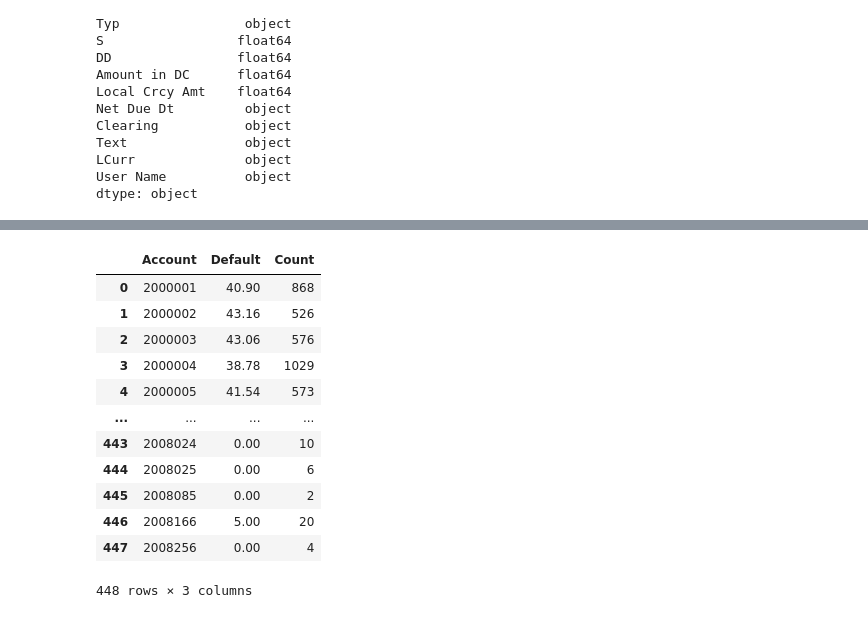
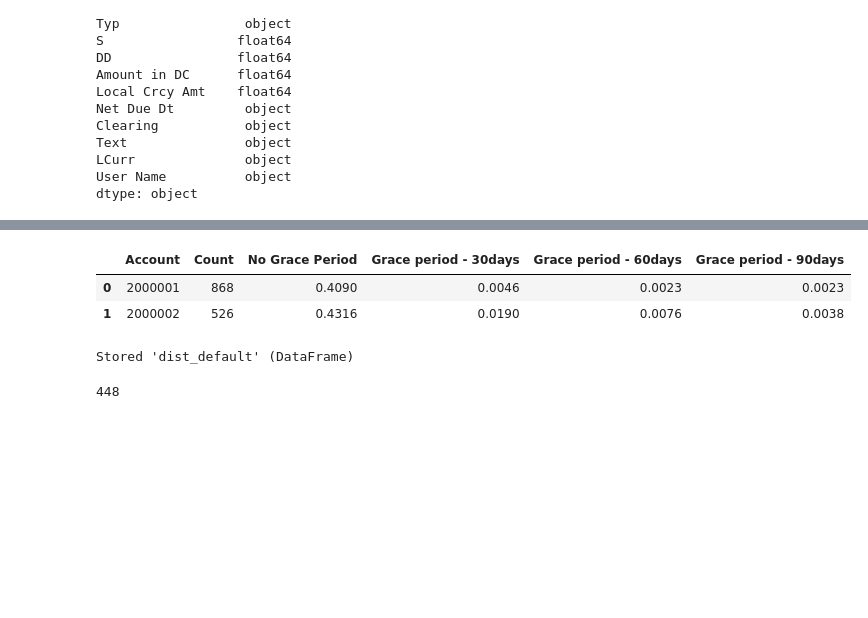
Before and after one commit to CavinKare-Digital/Anomaly-Detection, a Jupyter notebook: Distributor Invoices.ipynb, the cells around one changed output, grey strips where cells are left out. Drawn from its saved outputs; the diff is of its cells as text; code cells hidden in the pictures; blank space fills up the shorter version.

```diff
--- a/Distributor Invoices.ipynb
+++ b/Distributor Invoices.ipynb
@@ -4,7 +6,7 @@ import numpy as np
 from datetime import timedelta
 # %%
 pd.options.mode.chained_assignment = None #for not showing warning message
-pd.options.display.float_format = '{:,.2f}'.format #for setting thhe float format to this notebook
+pd.options.display.float_format = '{:,.4f}'.format #for setting thhe float format to this notebook
 # %%
 data = pd.read_excel(r"D:\Analytics\Undercutting\South region - GT\Data\Distributor Invoices.xlsx")
 # %%
@@ -41,14 +43,17 @@ LCurr              object
 User Name          object
 dtype: object
 # %%
-data["Net Due Dt"]           = pd.to_datetime(data["Net Due Dt"],format='%d.%m.%Y')
-data["Clearing"]             = data["Clearing"].fillna("01.04.2020")
-data["Clearing"]             = pd.to_datetime(data["Clearing"],format='%d.%m.%Y')
+data["Net Due Dt"]                   = pd.to_datetime(data["Net Due Dt"],format='%d.%m.%Y')
+data["Clearing"]                     = data["Clearing"].fillna("14.04.2020")
+data["Clearing"]                     = pd.to_datetime(data["Clearing"],format='%d.%m.%Y')
 data.drop(data[data["Account"].isna()].index,axis =0,inplace=True)
-data["Account"]              = data["Account"].astype(int)
+data["Account"]                      = data["Account"].astype(int)
 # %%
-invoicedata              = data[["Account","Net Due Dt","Clearing","Amount in DC"]]
-invoicedata              = invoicedata[invoicedata["Net Due Dt"] <= "2020-03-31"]
-invoicedata["days_diff"] = (data["Net Due Dt"] - data["Clearing"])/timedelta(days=1)
-invoicedata["Default"]   = np.where(invoicedata["days_diff"] < 0, "Yes", "No")
+invoicedata                          = data[["Account","Net Due Dt","Clearing","Amount in DC"]]
+invoicedata                          = invoicedata[invoicedata["Net Due Dt"] <= "2020-03-31"]
+invoicedata["days_diff"]             = (data["Net Due Dt"] - data["Clearing"])/timedelta(days=1)
+invoicedata["No Grace Period"]            = np.where(invoicedata["days_diff"] <    0, "Yes", "No")
+invoicedata["Grace period - 30days"]      = np.where(invoicedata["days_diff"] <= -30, "Yes", "No")
+invoicedata["Grace period - 60days"]      = np.where(invoicedata["days_diff"] <= -60, "Yes", "No")
+invoicedata["Grace period - 90days"]      = np.where(invoicedata["days_diff"] <= -90, "Yes", "No")
 # %%
@@ -74,20 +68,32 @@ dist_default            = dist_default.merge(count_dist,how = "inner",on="Accoun
+# %%
+count_dist                    = invoicedata.groupby(["Account"]).agg(Count = ("Account","count")).reset_index()
+days_0                        = invoicedata.groupby("Account")["No Grace Period"].apply(lambda x: (x == 'Yes').mean())
+days_0                        = pd.DataFrame(days_0).reset_index()
+days_30                       = invoicedata.groupby("Account")["Grace period - 30days"].apply(lambda x: (x == 'Yes').mean())
+days_30                       = pd.DataFrame(days_30).reset_index()
+# days_30["Less than 30days"]   = days_30["Less than 30days"] * 100
+days_60                       = invoicedata.groupby("Account")["Grace period - 60days"].apply(lambda x: (x == 'Yes').mean())
+days_60                       = pd.DataFrame(days_60).reset_index()
+# days_60["Less than 60days"]   = days_60["Less than 60days"] * 100
+days_90                       = invoicedata.groupby("Account")["Grace period - 90days"].apply(lambda x: (x == 'Yes').mean())
+days_90                       = pd.DataFrame(days_90).reset_index()
+# days_90["Less than 90days"]   = days_90["Less than 90days"] * 100
+dist_default                  = count_dist.merge(days_0,on="Account").merge(days_30,on="Account").merge(days_60,on="Account").merge(days_90,on="Account")
 # %%
-dist_default
+dist_default.head(2)
 # %% [output]
-|  | Account | Default | Count |
-| 0 | 2000001 | 40.90 | 868 |
-| 1 | 2000002 | 43.16 | 526 |
-| 2 | 2000003 | 43.06 | 576 |
-| 3 | 2000004 | 38.78 | 1029 |
-| 4 | 2000005 | 41.54 | 573 |
-| ... | ... | ... | ... |
-| 443 | 2008024 | 0.00 | 10 |
-| 444 | 2008025 | 0.00 | 6 |
-| 445 | 2008085 | 0.00 | 2 |
-| 446 | 2008166 | 5.00 | 20 |
-| 447 | 2008256 | 0.00 | 4 |
+|  | Account | Count | No Grace Period | Grace period - 30days | Grace period - 60days | Grace period - 90days |
+| 0 | 2000001 | 868 | 0.4090 | 0.0046 | 0.0023 | 0.0023 |
+| 1 | 2000002 | 526 | 0.4316 | 0.0190 | 0.0076 | 0.0038 |
-448 rows × 3 columns
 # %%
 dist_default.to_excel(r"D:\Analytics\Undercutting\South region - GT\Outfiles\dist_default.xlsx",index = False)
 # %%
 invoicedata.to_excel(r"D:\Analytics\Undercutting\South region - GT\Outfiles\invoicedata.xlsx",index = False)
+# %%
+%store dist_default
+# %% [output]
+Stored 'dist_default' (DataFrame)
+# %%
+data["Account"].nunique()
+# %% [output]
+448
```
Also changed, not shown: parts of 3 cells of this notebook, 1 other file.
